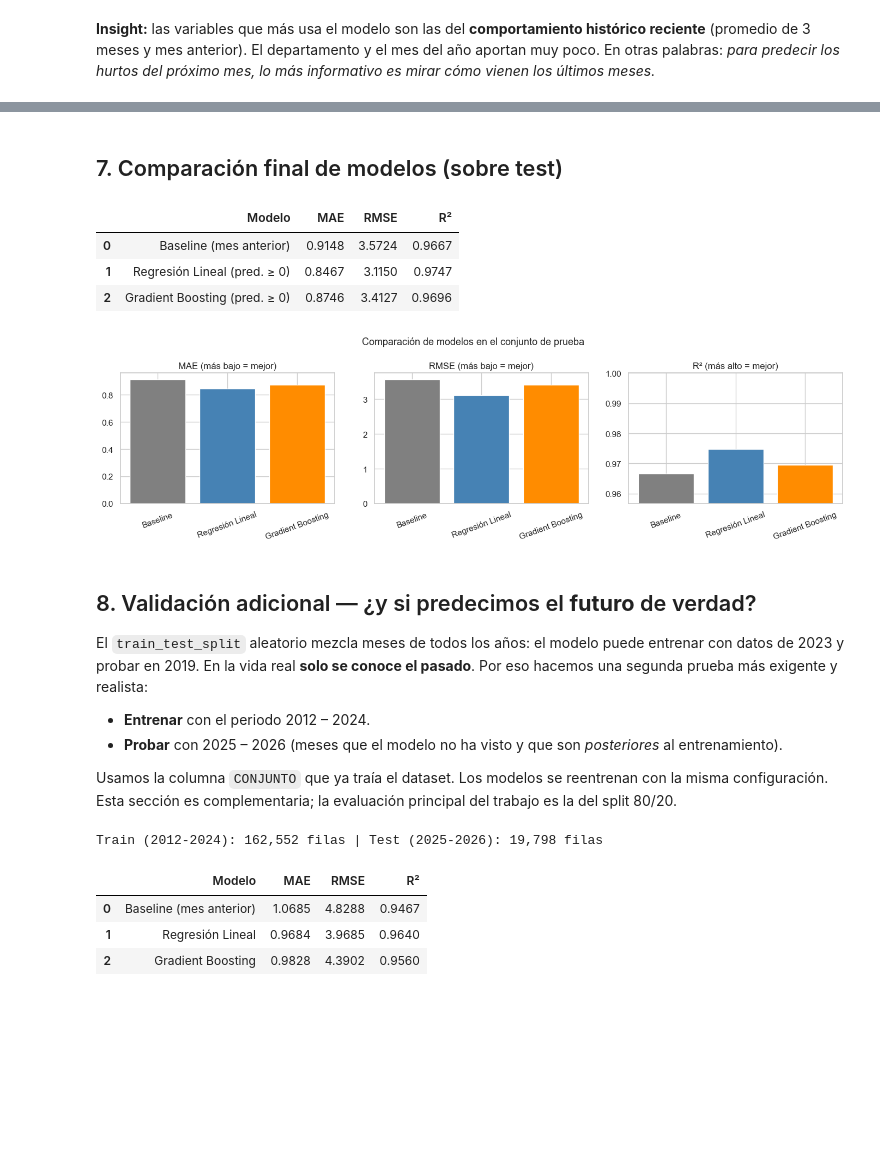
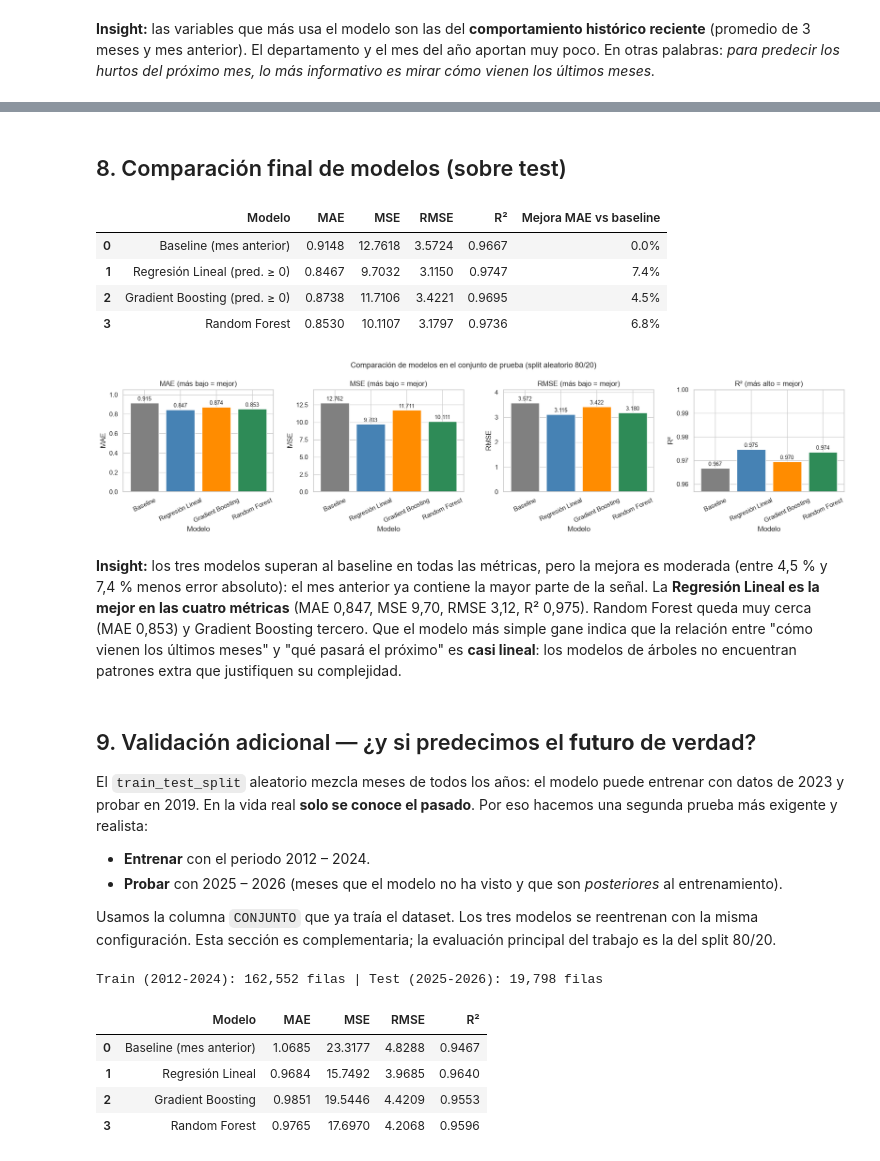
Before and after one commit to diego-11/Laboratorio_CienciaDatos, a Jupyter notebook: Proyecto 2 y 3 entrega/fase_c_modelos.ipynb, the cells around one changed output, grey strips where cells are left out. Drawn from its saved outputs; the diff is of its cells as text; code cells hidden in the pictures; blank space fills up the shorter version.

Commit message:
Se realizo los siguinetes modelos de la fase c informe

```diff
--- a/Proyecto 2 y 3 entrega/fase_c_modelos.ipynb
+++ b/Proyecto 2 y 3 entrega/fase_c_modelos.ipynb
@@ -159,6 +164,7 @@ def evaluar(nombre, y_real, y_pred):
     return {
         "Modelo": nombre,
         "MAE":  round(mean_absolute_error(y_real, y_pred), 4),
+        "MSE":  round(mean_squared_error(y_real, y_pred), 4),
         "RMSE": round(np.sqrt(mean_squared_error(y_real, y_pred)), 4),
         "R²":   round(r2_score(y_real, y_pred), 4),
     }
@@ -291,0 +339,14 @@ plt.tight_layout(); plt.show()
+# %%
+grafico_pred_vs_real(y_test, y_pred_rf, "Random Forest")
+
+imp_rf = pd.Series(modelo_rf.feature_importances_, index=X.columns).sort_values().tail(10)
+fig, ax = plt.subplots(figsize=(8, 5))
+imp_rf.plot.barh(ax=ax, color="seagreen")
+ax.set_title("Random Forest — 10 variables más importantes")
+ax.set_xlabel("Importancia relativa (reducción del error)")
+ax.set_ylabel("Variable")
+plt.tight_layout(); plt.show()
+imp_todas = pd.Series(modelo_rf.feature_importances_, index=X.columns)
+historia = [c for c in X.columns if "LAG" in c or "PROM" in c]       # rezagos y promedios (normales y en log)
+print(f"Importancia acumulada de las variables de historia ({len(historia)} columnas): {imp_todas[historia].sum():.1%}")
+print(f"Importancia acumulada de calendario y ubicación (ANIO, MES_*, DEPARTAMENTO_*, ES_CAPITAL_CT): {imp_todas.drop(historia).sum():.1%}")
@@ -292,38 +360,48 @@ plt.tight_layout(); plt.show()
 # %% [markdown]
-## 7. Comparación final de modelos (sobre test)
+## 8. Comparación final de modelos (sobre test)
 # %%
 tabla = pd.DataFrame(resultados)
 tabla_final = tabla[tabla["Modelo"].isin([
-    "Baseline (mes anterior)", "Regresión Lineal (pred. ≥ 0)", "Gradient Boosting (pred. ≥ 0)"
+    "Baseline (mes anterior)", "Regresión Lineal (pred. ≥ 0)", "Gradient Boosting (pred. ≥ 0)", "Random Forest"
 ])].reset_index(drop=True)
+tabla_final["Mejora MAE vs baseline"] = (1 - tabla_final["MAE"] / tabla_final.loc[0, "MAE"]).map("{:.1%}".format)
 display(tabla_final)
 
-fig, axes = plt.subplots(1, 3, figsize=(14, 4))
-colores = ["gray", "steelblue", "darkorange"]
-for ax, metrica in zip(axes, ["MAE", "RMSE", "R²"]):
-    ax.bar(tabla_final["Modelo"].str.replace(" (pred. ≥ 0)", "", regex=False).str.replace(" (mes anterior)", "", regex=False),
-           tabla_final[metrica], color=colores)
+fig, axes = plt.subplots(1, 4, figsize=(18, 4.3))
+colores = ["gray", "steelblue", "darkorange", "seagreen"]
+nombres_cortos = (tabla_final["Modelo"].str.replace(" (pred. ≥ 0)", "", regex=False)
+                  .str.replace(" (mes anterior)", "", regex=False))
+for ax, metrica in zip(axes, ["MAE", "MSE", "RMSE", "R²"]):
+    barras = ax.bar(nombres_cortos, tabla_final[metrica], color=colores)
+    ax.bar_label(barras, fmt="%.3f", fontsize=9, padding=2)
     ax.set_title(metrica + (" (más alto = mejor)" if metrica == "R²" else " (más bajo = mejor)"))
-    ax.tick_params(axis="x", rotation=20)
+    ax.set_xlabel("Modelo")
+    ax.set_ylabel(metrica)
+    ax.tick_params(axis="x", rotation=25)
     if metrica == "R²":
         ax.set_ylim(tabla_final[metrica].min() - 0.01, 1)
-plt.suptitle("Comparación de modelos en el conjunto de prueba", fontsize=13)
+    else:
+        ax.set_ylim(0, tabla_final[metrica].max() * 1.15)
+plt.suptitle("Comparación de modelos en el conjunto de prueba (split aleatorio 80/20)", fontsize=13)
 plt.tight_layout(); plt.show()
 # %% [output]
-|  | Modelo | MAE | RMSE | R² |
-| 0 | Baseline (mes anterior) | 0.9148 | 3.5724 | 0.9667 |
-| 1 | Regresión Lineal (pred. ≥ 0) | 0.8467 | 3.1150 | 0.9747 |
-| 2 | Gradient Boosting (pred. ≥ 0) | 0.8746 | 3.4127 | 0.9696 |
+|  | Modelo | MAE | MSE | RMSE | R² | Mejora MAE vs baseline |
+| 0 | Baseline (mes anterior) | 0.9148 | 12.7618 | 3.5724 | 0.9667 | 0.0% |
+| 1 | Regresión Lineal (pred. ≥ 0) | 0.8467 | 9.7032 | 3.1150 | 0.9747 | 7.4% |
+| 2 | Gradient Boosting (pred. ≥ 0) | 0.8738 | 11.7106 | 3.4221 | 0.9695 | 4.5% |
+| 3 | Random Forest | 0.8530 | 10.1107 | 3.1797 | 0.9736 | 6.8% |
-[figure, old version]
+[figure, new version]
+# %% [markdown]
+**Insight:** los tres modelos superan al baseline en todas las métricas, pero la mejora es moderada (entre 4,5 % y 7,4 % menos error absoluto): el mes anterior ya contiene la mayor parte de la señal. La **Regresión Lineal es la mejor en las cuatro métricas** (MAE 0,847, MSE 9,70, RMSE 3,12, R² 0,975). Random Forest queda muy cerca (MAE 0,853) y Gradient Boosting tercero. Que el modelo más simple gane indica que la relación entre "cómo vienen los últimos meses" y "qué pasará el próximo" es **casi lineal**: los modelos de árboles no encuentran patrones extra que justifiquen su complejidad.
 # %% [markdown]
-## 8. Validación adicional — ¿y si predecimos el **futuro** de verdad?
+## 9. Validación adicional — ¿y si predecimos el **futuro** de verdad?
 
 El `train_test_split` aleatorio mezcla meses de todos los años: el modelo puede entrenar con datos de 2023 y probar en 2019. En la vida real **solo se conoce el pasado**. Por eso hacemos una segunda prueba más exigente y realista:
 
 - **Entrenar** con el periodo 2012 – 2024.
 - **Probar** con 2025 – 2026 (meses que el modelo no ha visto y que son *posteriores* al entrenamiento).
 
-Usamos la columna `CONJUNTO` que ya traía el dataset. Los modelos se reentrenan con la misma configuración. Esta sección es complementaria; la evaluación principal del trabajo es la del split 80/20.
+Usamos la columna `CONJUNTO` que ya traía el dataset. Los tres modelos se reentrenan con la misma configuración. Esta sección es complementaria; la evaluación principal del trabajo es la del split 80/20.
 # %%
 es_train = (df["CONJUNTO"] == "train").values
 Xt_tr, Xt_te = X[es_train], X[~es_train]
@@ -333,16 +411,20 @@ print(f"Train (2012-2024): {len(Xt_tr):,} filas | Test (2025-2026): {len(Xt_te):
 lin_t = Pipeline([("escalador", StandardScaler()), ("regresion", LinearRegression())]).fit(Xt_tr, yt_tr)
 gb_t = GradientBoostingRegressor(n_estimators=200, learning_rate=0.1, max_depth=4,
                                  subsample=0.8, random_state=SEMILLA).fit(Xt_tr, yt_tr)
+rf_t = RandomForestRegressor(n_estimators=200, min_samples_leaf=5, max_features=0.5,
+                             n_jobs=-1, random_state=SEMILLA).fit(Xt_tr, yt_tr)
 
 res_temporal = pd.DataFrame([
     evaluar("Baseline (mes anterior)", yt_te, Xt_te["MOTOS_LAG1"]),
     evaluar("Regresión Lineal", yt_te, np.clip(lin_t.predict(Xt_te), 0, None)),
     evaluar("Gradient Boosting", yt_te, np.clip(gb_t.predict(Xt_te), 0, None)),
+    evaluar("Random Forest", yt_te, rf_t.predict(Xt_te)),
 ])
 display(res_temporal)
 # %% [output]
 Train (2012-2024): 162,552 filas | Test (2025-2026): 19,798 filas
-|  | Modelo | MAE | RMSE | R² |
-| 0 | Baseline (mes anterior) | 1.0685 | 4.8288 | 0.9467 |
-| 1 | Regresión Lineal | 0.9684 | 3.9685 | 0.9640 |
-| 2 | Gradient Boosting | 0.9828 | 4.3902 | 0.9560 |
+|  | Modelo | MAE | MSE | RMSE | R² |
+| 0 | Baseline (mes anterior) | 1.0685 | 23.3177 | 4.8288 | 0.9467 |
+| 1 | Regresión Lineal | 0.9684 | 15.7492 | 3.9685 | 0.9640 |
+| 2 | Gradient Boosting | 0.9851 | 19.5446 | 4.4209 | 0.9553 |
+| 3 | Random Forest | 0.9765 | 17.6970 | 4.2068 | 0.9596 |
```
Also changed, not shown: parts of 27 cells of this notebook, 1 other file.
